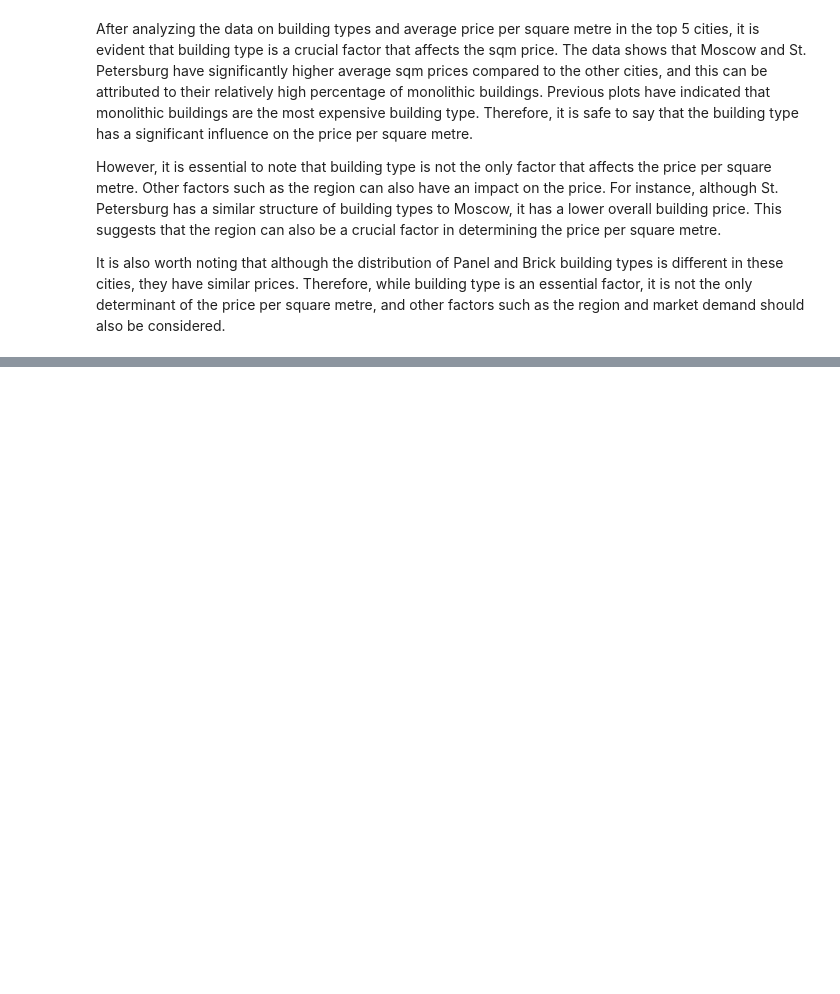
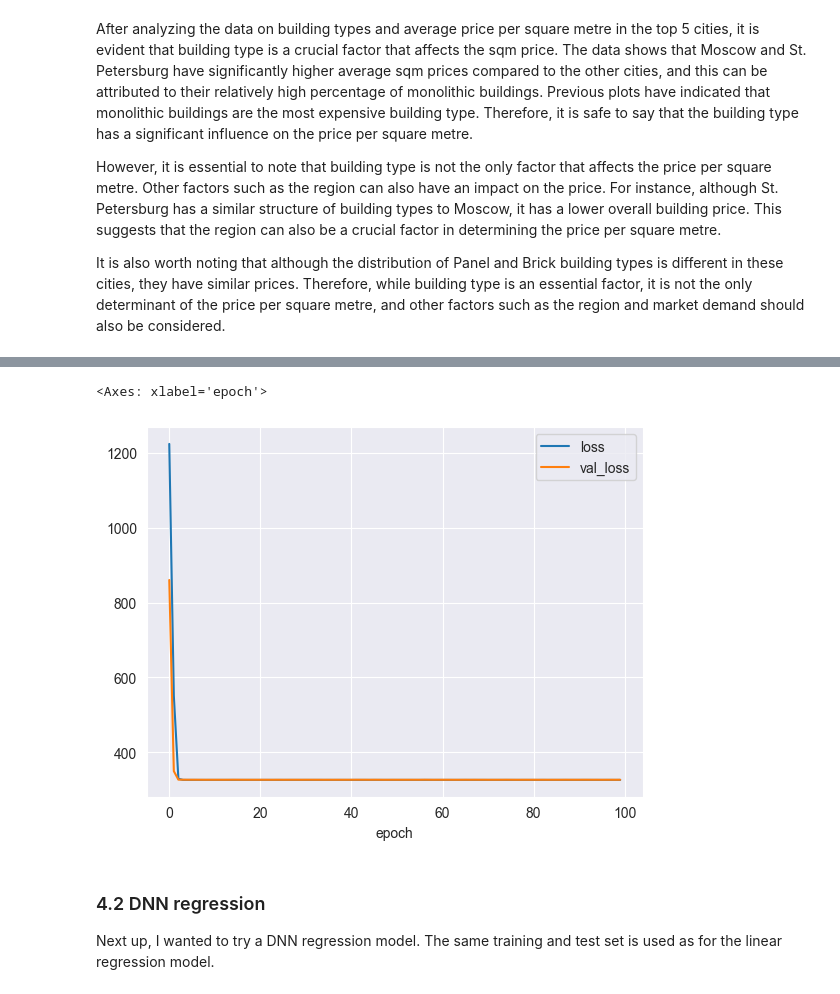
Before and after one commit to mabathke/russia-housing-price-pred, a Jupyter notebook: russia-housing-price-prediction.ipynb, the cells around one changed output, grey strips where cells are left out. Saved outputs shown, nothing was run; the diff lists cells and outputs as text; code cells hidden in the pictures; blank space fills up the shorter version.

Commit message:
feat (modeling): Introduced a dnn model and started improving the model

```diff
--- a/russia-housing-price-prediction.ipynb
+++ b/russia-housing-price-prediction.ipynb
@@ -358,0 +404,5 @@ df
+# %%
+#normalize the data
+normalizer = keras.layers.Normalization(axis=-1)
+normalizer.adapt(np.array(train_df))
+print(normalizer.mean.numpy())
@@ -358,0 +431,5 @@ df
+# %%
+linear_model = keras.Sequential([
+    normalizer,
+    layers.Dense(units=1)
+])
@@ -358,0 +465,18 @@ df
+# %%
+linear_model.compile(
+    optimizer=tf.optimizers.Adam(learning_rate=0.1),
+    loss='mean_absolute_error',
+    metrics=['mean_absolute_error', 'accuracy'])
+
+history = linear_model.fit(
+    train_df,
+    train_labels,
+    epochs=100,
+    # Suppress logging.
+    verbose=0,
+    # Calculate validation results on 20% of the training data.
+    validation_split = 0.2)
+# %%
+hist = pd.DataFrame(history.history)
+hist['epoch'] = history.epoch
+hist.tail()
@@ -358,0 +490,6 @@ df
+# %%
+#plot the loss and val_loss of hist[epoch]
+hist.plot(x='epoch', y=['loss', 'val_loss'])
+# %% [output]
+<Axes: xlabel='epoch'>
+[figure, added]
@@ -358,0 +501,3 @@ df
+# %% [markdown]
+### 4.2 DNN regression
+Next up, I wanted to try a DNN regression model. The same training and test set is used as for the linear regression model.
```
Also changed, not shown: parts of 45 cells of this notebook.
